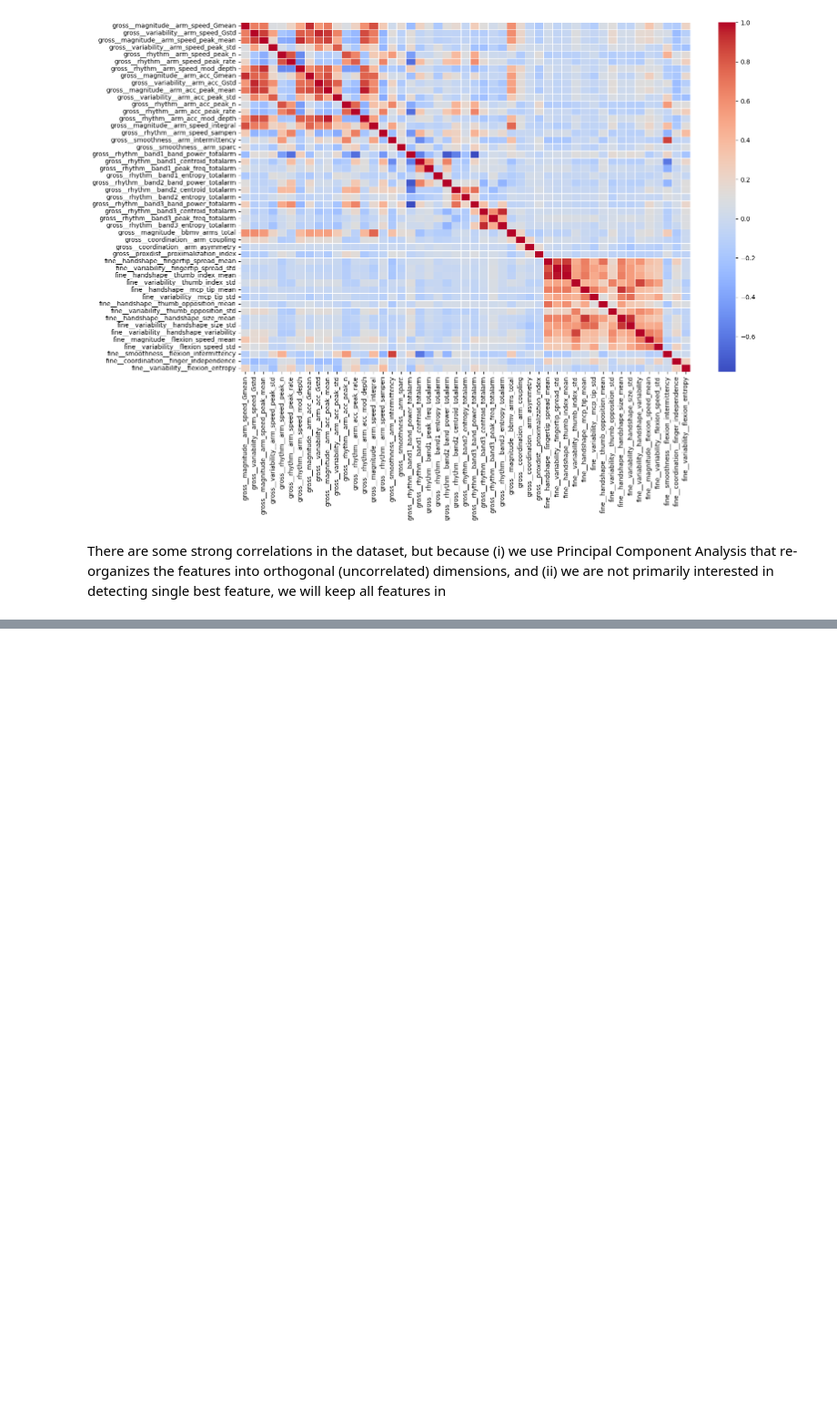
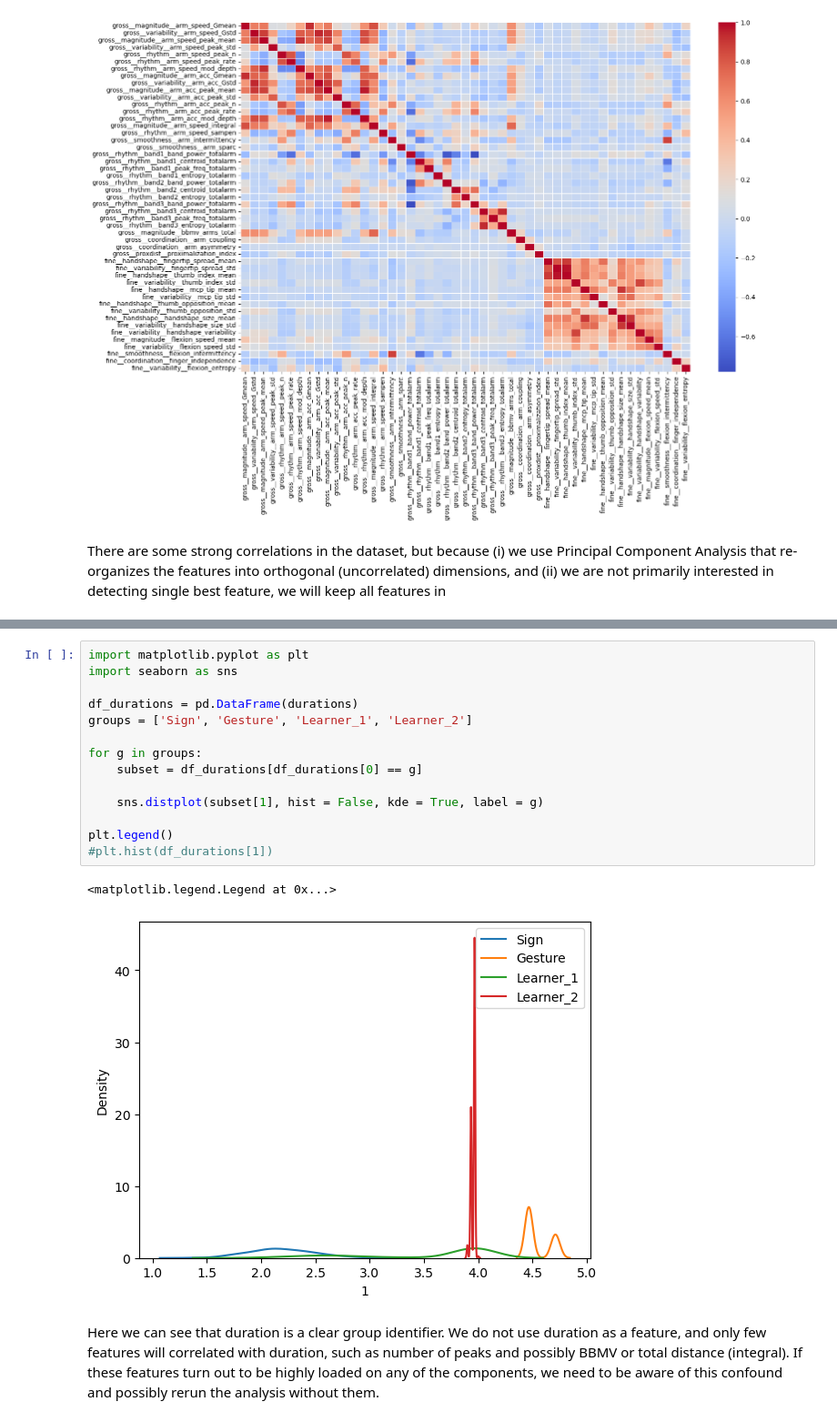
Before and after one commit to sarkadava/GestureToSign_KinematicTrajectory, a Jupyter notebook: 3_FeatureExtract_Sapiens.ipynb, the cells around one changed output, grey strips where cells are left out. Shown at 91% size. Cells and saved outputs as stored; diff of their text form; blank space fills up the shorter version.

```diff
--- a/3_FeatureExtract_Sapiens.ipynb
+++ b/3_FeatureExtract_Sapiens.ipynb
@@ -928,0 +983,19 @@ There are some strong correlations in the dataset, but because (i) we use Princi
+# %%
+import matplotlib.pyplot as plt
+import seaborn as sns
+
+df_durations = pd.DataFrame(durations)
+groups = ['Sign', 'Gesture', 'Learner_1', 'Learner_2']
+
+for g in groups:
+    subset = df_durations[df_durations[0] == g]
+
+    sns.distplot(subset[1], hist = False, kde = True, label = g)
+
+plt.legend()
+#plt.hist(df_durations[1])
+# %% [output]
+<matplotlib.legend.Legend at 0x...>
+[figure, added]
+# %% [markdown]
+Here we can see that duration is a clear group identifier. We do not use duration as a feature, and only few features will correlated with duration, such as number of peaks and possibly BBMV or total distance (integral). If these features turn out to be highly loaded on any of the components, we need to be aware of this confound and possibly rerun the analysis without them.
```
Also changed, not shown: parts of 3 cells of this notebook, 38 other files.
